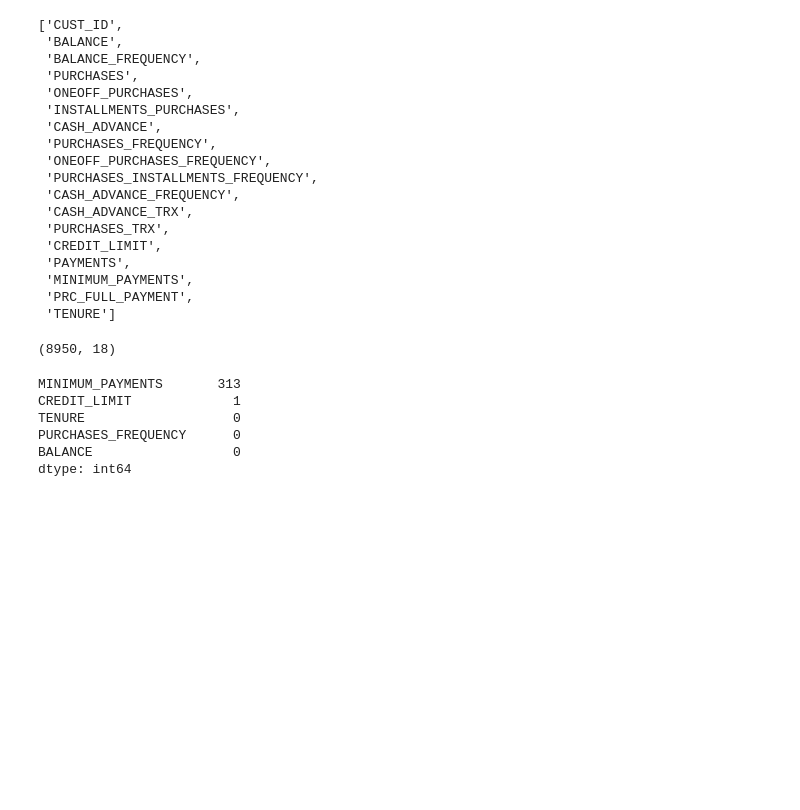
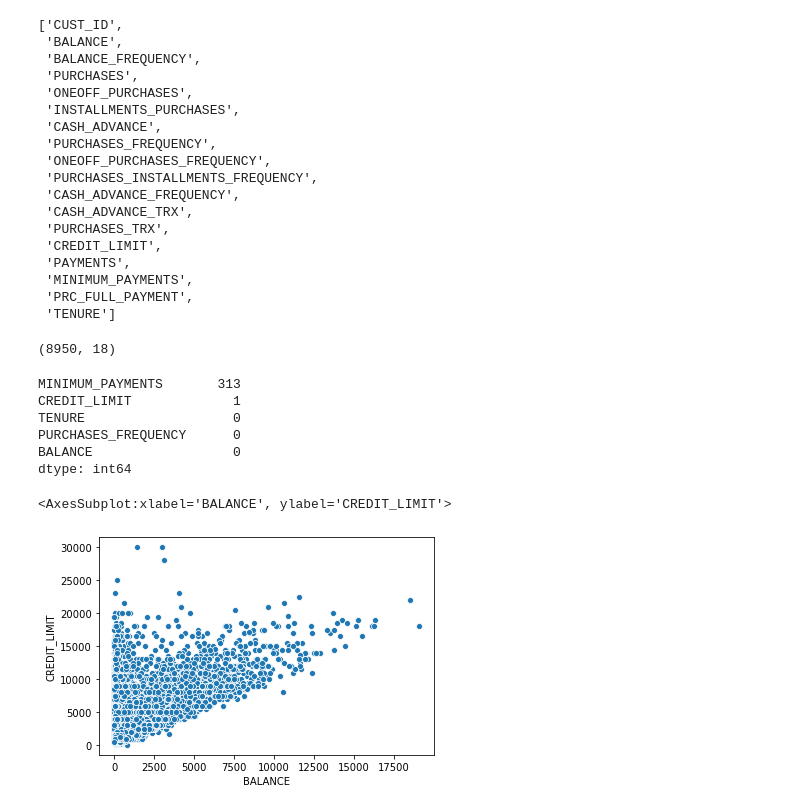
Before and after one commit to Jhoie/Credit-Card-Analysis-Kaggle-, a Jupyter notebook: Credit Card Dataset from Kaggle.ipynb, the cells around one changed output. Drawn from its saved outputs; the diff is of its cells as text; code cells hidden in the pictures; blank space fills up the shorter version.

Commit message:
Updated Analysis with scatter plots showing relationships

```diff
--- a/Credit Card Dataset from Kaggle.ipynb
+++ b/Credit Card Dataset from Kaggle.ipynb
@@ -89,3 +90,8 @@ BALANCE                  0
 dtype: int64
 # %%
 # using seaborn to visualize the relationship
+# %%
+sns.scatterplot(x='BALANCE',y='CREDIT_LIMIT',data=data)
+# %% [output]
+<AxesSubplot:xlabel='BALANCE', ylabel='CREDIT_LIMIT'>
+[figure, added]
```
Also changed, not shown: parts of 4 cells of this notebook.
